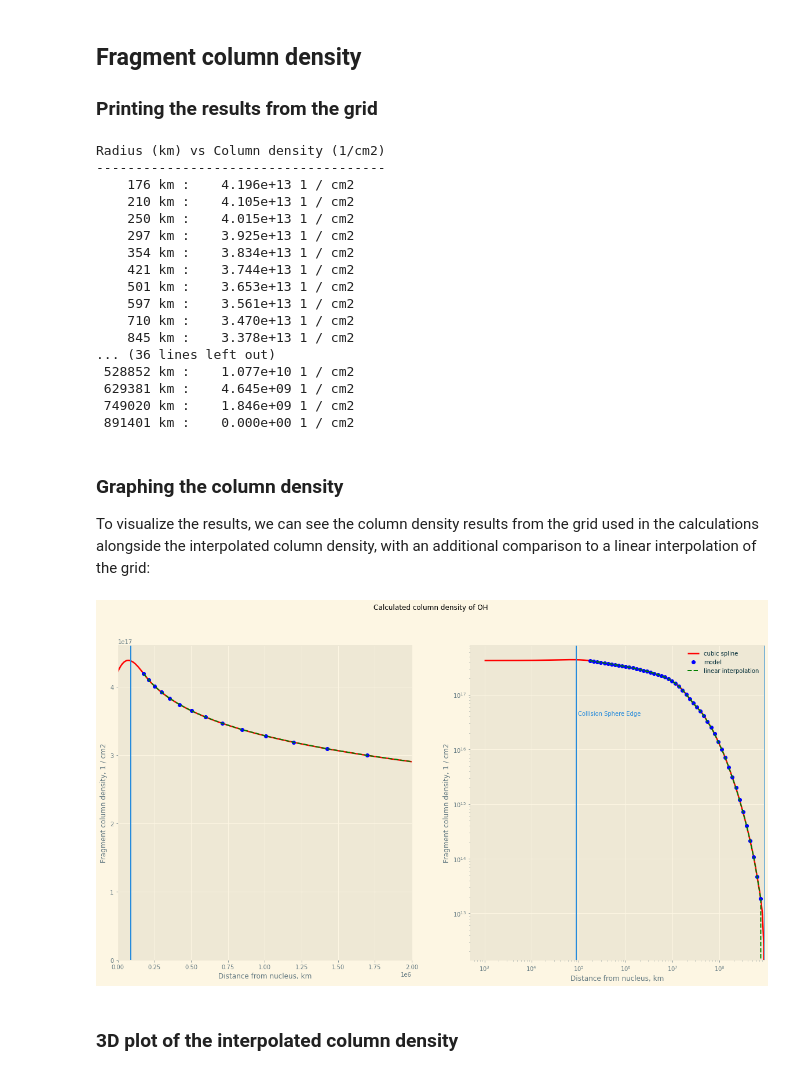
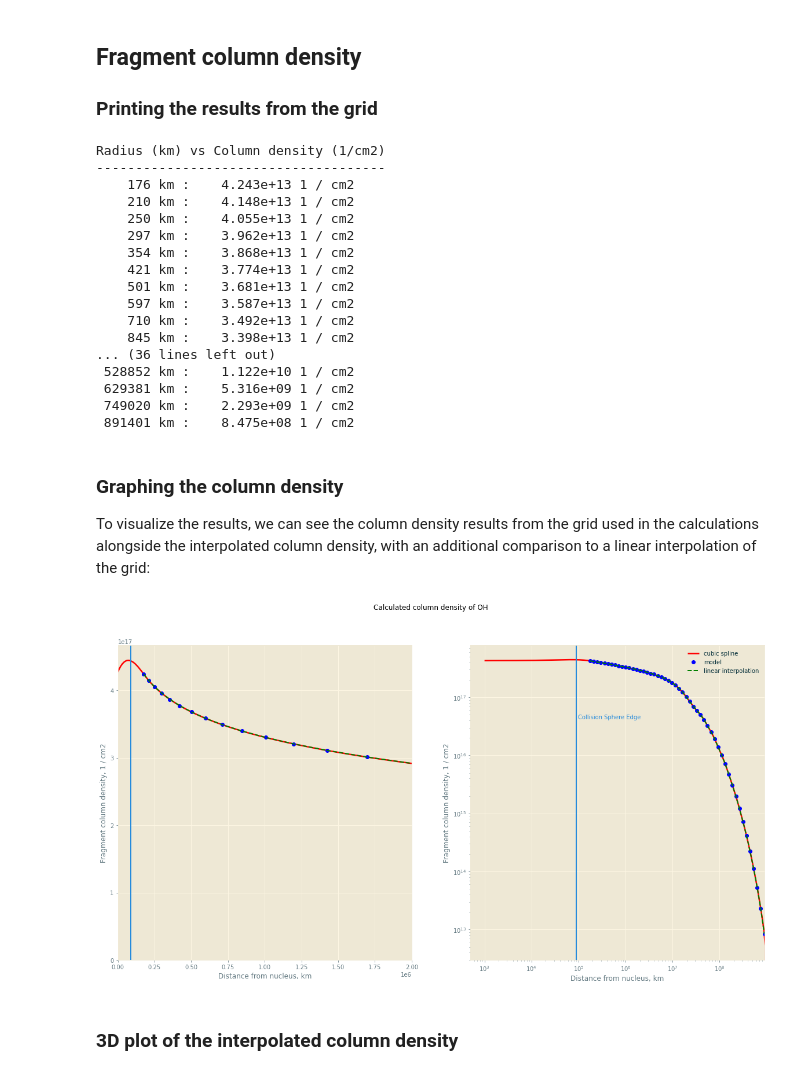
Before and after one commit to NASA-Planetary-Science/sbpy, a Jupyter notebook: examples/activity/vectorial-model.ipynb, the cells around one changed output. Cells and saved outputs as stored; diff of their text form; code cells hidden in the pictures.

Commit message:
Vectorial model rewrite and update associated tests and documentation

```diff
--- a/examples/activity/vectorial-model.ipynb
+++ b/examples/activity/vectorial-model.ipynb
@@ -123,0 +131,2 @@ After the calculations are finished, the results are stored in the dictionary `v
+# %%
+vmr = coma_sine.vmr
@@ -158,27 +188,26 @@ Note that the volume density is only tracked out to a certain radius, which can
 ### Printing the results from the grid
 # %%
 print("\nRadius (km) vs Column density (1/cm2)\n-------------------------------------")
-column_densities = list(zip(coma_sine.vmodel['column_density_grid'], coma_sine.vmodel['column_densities']))
-for pair in column_densities:
-    print(f'{pair[0].to(u.km):7.0f} :\t{pair[1].to(1/(u.cm**2)):5.3e}')
+for r, cd in zip(vmr.column_density_grid, vmr.column_density):
+    print(f'{r.to(u.km):7.0f} :\t{cd.to(1/(u.cm**2)):5.3e}')
 # %% [output]
 Radius (km) vs Column density (1/cm2)
 -------------------------------------
-    176 km :    4.196e+13 1 / cm2
-    210 km :    4.105e+13 1 / cm2
-    250 km :    4.015e+13 1 / cm2
-    297 km :    3.925e+13 1 / cm2
-    354 km :    3.834e+13 1 / cm2
-    421 km :    3.744e+13 1 / cm2
-    501 km :    3.653e+13 1 / cm2
-    597 km :    3.561e+13 1 / cm2
-    710 km :    3.470e+13 1 / cm2
-    845 km :    3.378e+13 1 / cm2
+    176 km :    4.243e+13 1 / cm2
+    210 km :    4.148e+13 1 / cm2
+    250 km :    4.055e+13 1 / cm2
+    297 km :    3.962e+13 1 / cm2
+    354 km :    3.868e+13 1 / cm2
+    421 km :    3.774e+13 1 / cm2
+    501 km :    3.681e+13 1 / cm2
+    597 km :    3.587e+13 1 / cm2
+    710 km :    3.492e+13 1 / cm2
+    845 km :    3.398e+13 1 / cm2
 ... (36 lines left out)
- 528852 km :    1.077e+10 1 / cm2
- 629381 km :    4.645e+09 1 / cm2
- 749020 km :    1.846e+09 1 / cm2
- 891401 km :    0.000e+00 1 / cm2
+ 528852 km :    1.122e+10 1 / cm2
+ 629381 km :    5.316e+09 1 / cm2
+ 749020 km :    2.293e+09 1 / cm2
+ 891401 km :    8.475e+08 1 / cm2
 # %% [markdown]
 ### Graphing the column density
 
@@ -191,7 +220,7 @@ solargreen = (solargreencol[0], solargreencol[1], solargreencol[2], 1)
 solarblackcol = np.array([0, 43, 54]) / 255.
 solarblack = (solarblackcol[0], solarblackcol[1], solarblackcol[2], 1)
 
-def show_column_density_plots(coma, r_units, cd_units, frag_name):
+def show_column_density_plots(vmr, r_units, cd_units, frag_name):
     """ Show the radial density of the fragment species """
 
     x_min_logplot = 3
@@ -201,14 +230,12 @@ def show_column_density_plots(coma, r_units, cd_units, frag_name):
     x_max_linear = (2000 * u.km).to(u.m)
 
     lin_interp_x = np.linspace(x_min_linear.value, x_max_linear.value, num=200)
-    lin_interp_y = coma.vmodel['column_density_interpolation'](lin_interp_x)/(u.m**2)
+    lin_interp_y = vmr.column_density_interpolation(lin_interp_x)/(u.m**2)
     lin_interp_x *= u.m
-    lin_interp_x.to(r_units)
 
     log_interp_x = np.logspace(x_min_logplot, x_max_logplot, num=200)
-    log_interp_y = coma.vmodel['column_density_interpolation'](log_interp_x)/(u.m**2)
+    log_interp_y = vmr.column_density_interpolation(log_interp_x)/(u.m**2)
     log_interp_x *= u.m
-    log_interp_x.to(r_units)
 
     plt.style.use('Solarize_Light2')
 
@@ -217,45 +244,43 @@ def show_column_density_plots(coma, r_units, cd_units, frag_name):
     ax1.set(xlabel=f'Distance from nucleus, {r_units.to_string()}')
     ax1.set(ylabel=f"Fragment column density, {cd_units.unit.to_string()}")
     ax2.set(xlabel=f'Distance from nucleus, {r_units.to_string()}')
     ax2.set(ylabel=f"Fragment column density, {cd_units.unit.to_string()}")
     fig.suptitle(f"Calculated column density of {frag_name}")
 
     ax1.set_xlim([x_min_linear, x_max_linear])
     ax1.plot(lin_interp_x, lin_interp_y, color="red",  linewidth=2.5, linestyle="-", label="cubic spline")
-    ax1.plot(coma.vmodel['column_density_grid'], coma.vmodel['column_densities'], 'bo', label="model")
-    ax1.plot(coma.vmodel['column_density_grid'], coma.vmodel['column_densities'], 'g--', label="linear interpolation")
+    ax1.plot(vmr.column_density_grid, vmr.column_density, 'bo', label="model")
+    ax1.plot(vmr.column_density_grid, vmr.column_density, 'g--', label="linear interpolation")
 
     ax2.set_xscale('log')
     ax2.set_yscale('log')
     ax2.loglog(log_interp_x, log_interp_y, color="red",  linewidth=2.5, linestyle="-", label="cubic spline")
-    ax2.loglog(coma.vmodel['column_density_grid'], coma.vmodel['column_densities'], 'bo', label="model")
-    ax2.loglog(coma.vmodel['column_density_grid'], coma.vmodel['column_densities'], 'g--', label="linear interpolation")
+    ax2.loglog(vmr.column_density_grid, vmr.column_density, 'bo', label="model")
+    ax2.loglog(vmr.column_density_grid, vmr.column_density, 'g--', label="linear interpolation")
 
     ax1.set_ylim(bottom=0)
 
-    ax2.set_xlim(right=coma.vmodel['max_grid_radius'])
-
     # Mark the beginning of the collision sphere
-    ax1.axvline(x=coma.vmodel['collision_sphere_radius'], color=solarblue)
-    ax2.axvline(x=coma.vmodel['collision_sphere_radius'], color=solarblue)
+    ax1.axvline(x=vmr.collision_sphere_radius, color=solarblue)
+    ax2.axvline(x=vmr.collision_sphere_radius, color=solarblue)
 
     # Only plot as far as the maximum radius of our grid on log-log plot
-    ax2.axvline(x=coma.vmodel['max_grid_radius'])
+    ax2.set_xlim(right=vmr.max_grid_radius)
 
     # Mark the collision sphere
-    plt.text(coma.vmodel['collision_sphere_radius']*1.1, lin_interp_y[0]/10, 'Collision Sphere Edge', color=solarblue)
+    plt.text(vmr.collision_sphere_radius*1.1, lin_interp_y[0]/10, 'Collision Sphere Edge', color=solarblue)
 
     legend = plt.legend(loc='upper right', frameon=False)
     for l_text in legend.get_texts():
         l_text.set_color(solarblack)
     plt.show()
 
 
 # for graphing with astropy units
 quantity_support()
-show_column_density_plots(coma_sine, u.km, 1/u.cm**2, 'OH')
+show_column_density_plots(vmr, u.km, 1/u.cm**2, 'OH')
 # %% [output]
-[figure, old version]
+[figure, new version]
 # %% [markdown]
 
 
```
Also changed, not shown: parts of 9 cells of this notebook, 2 other files.
